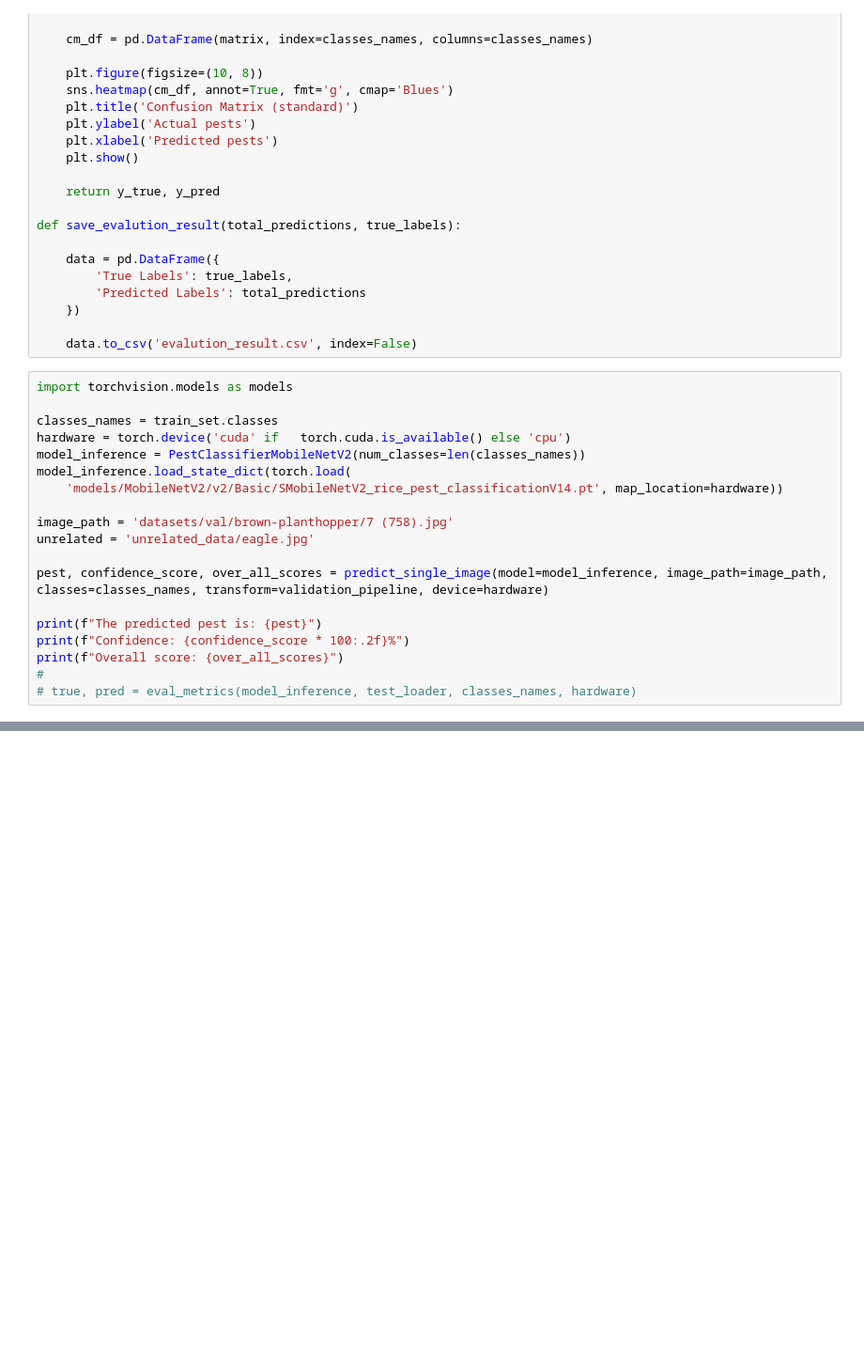
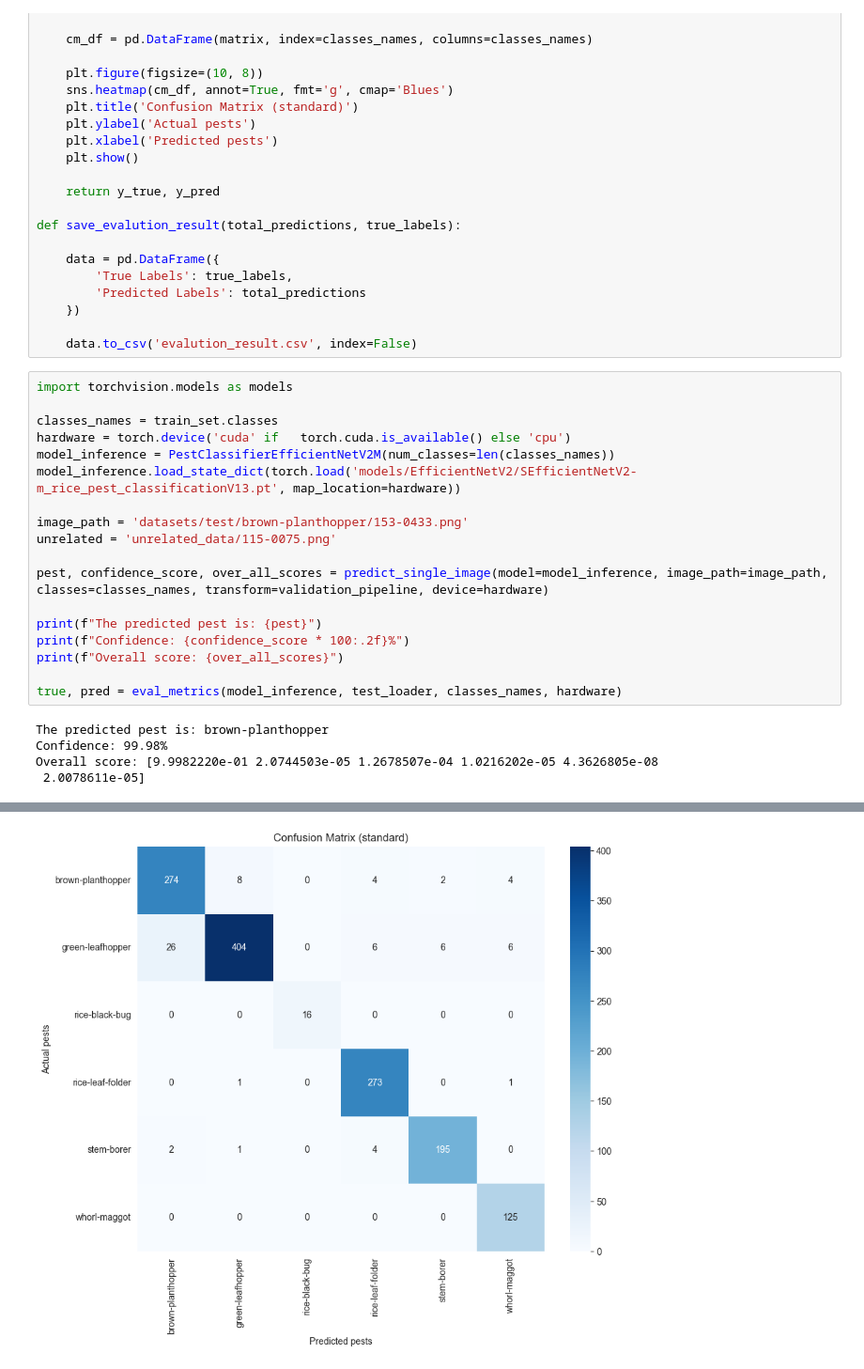
Before and after one commit to Zaphelious/rice-pest-classification, a Jupyter notebook: standard_training.ipynb, the cells around one changed output, grey strips where cells are left out. Shown at 94% size. Cells and saved outputs as stored; diff of their text form; blank space fills up the shorter version.

```diff
--- a/standard_training.ipynb
+++ b/standard_training.ipynb
@@ -676,17 +769,21 @@ import torchvision.models as models
 
 classes_names = train_set.classes
 hardware = torch.device('cuda' if   torch.cuda.is_available() else 'cpu')
-model_inference = PestClassifierMobileNetV2(num_classes=len(classes_names))
-model_inference.load_state_dict(torch.load(
-    'models/MobileNetV2/v2/Basic/SMobileNetV2_rice_pest_classificationV14.pt', map_location=hardware))
+model_inference = PestClassifierEfficientNetV2M(num_classes=len(classes_names))
+model_inference.load_state_dict(torch.load('models/EfficientNetV2/SEfficientNetV2-m_rice_pest_classificationV13.pt', map_location=hardware))
 
-image_path = 'datasets/val/brown-planthopper/7 (758).jpg'
-unrelated = 'unrelated_data/eagle.jpg'
+image_path = 'datasets/test/brown-planthopper/153-0433.png'
+unrelated = 'unrelated_data/115-0075.png'
 
 pest, confidence_score, over_all_scores = predict_single_image(model=model_inference, image_path=image_path, classes=classes_names, transform=validation_pipeline, device=hardware)
 
 print(f"The predicted pest is: {pest}")
 print(f"Confidence: {confidence_score * 100:.2f}%")
 print(f"Overall score: {over_all_scores}")
-#
-# true, pred = eval_metrics(model_inference, test_loader, classes_names, hardware)
+
+true, pred = eval_metrics(model_inference, test_loader, classes_names, hardware)
+# %% [output]
+The predicted pest is: brown-planthopper
+Confidence: 99.98%
+Overall score: [9.9982220e-01 2.0744503e-05 1.2678507e-04 1.0216202e-05 4.3626805e-08
+ 2.0078611e-05]
@@ -693,3 +807,4 @@ print(f"Overall score: {over_all_scores}")
+[figure, added]
 # %%
 import torchvision.models as models
 
```
Also changed, not shown: parts of 20 cells of this notebook, 1 other file.
